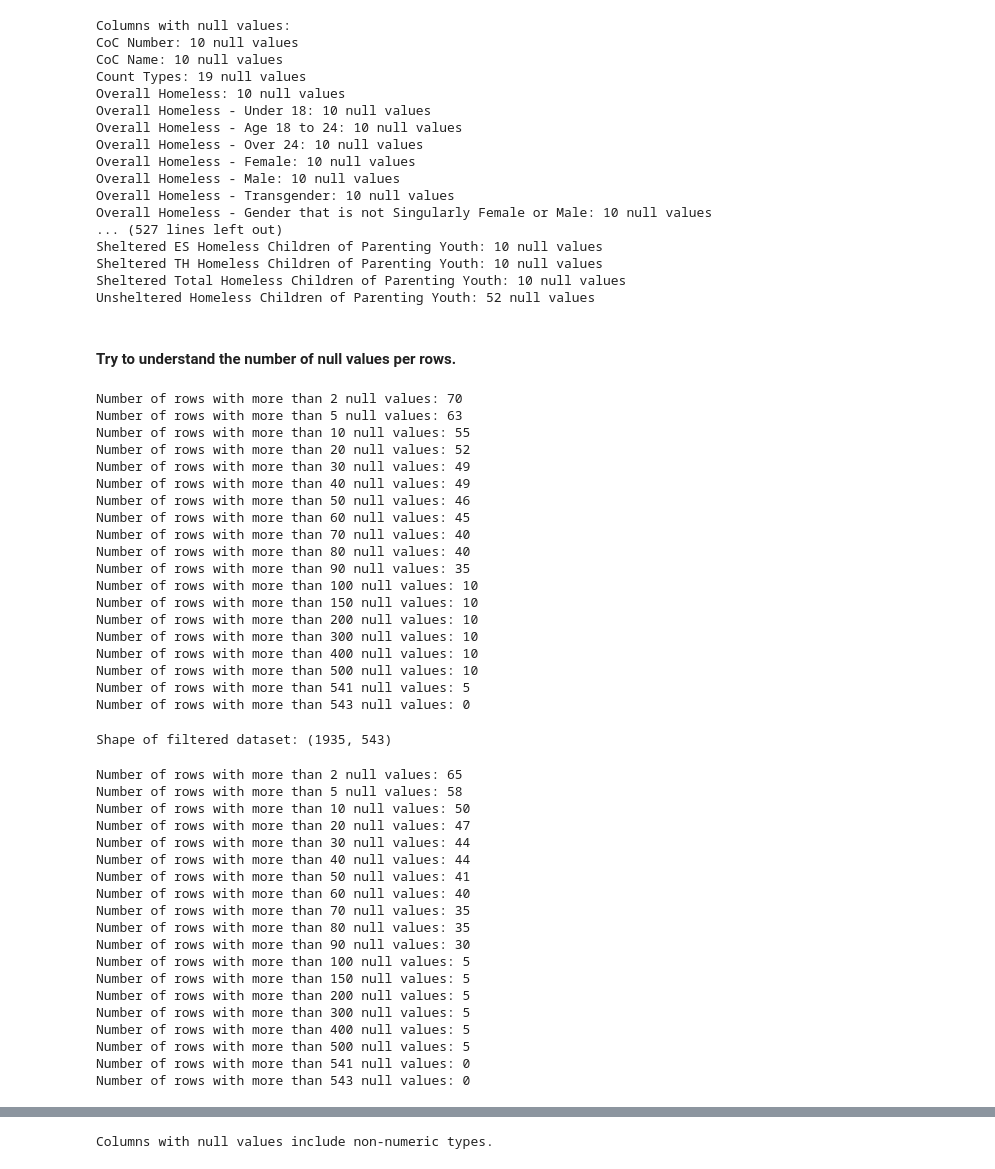
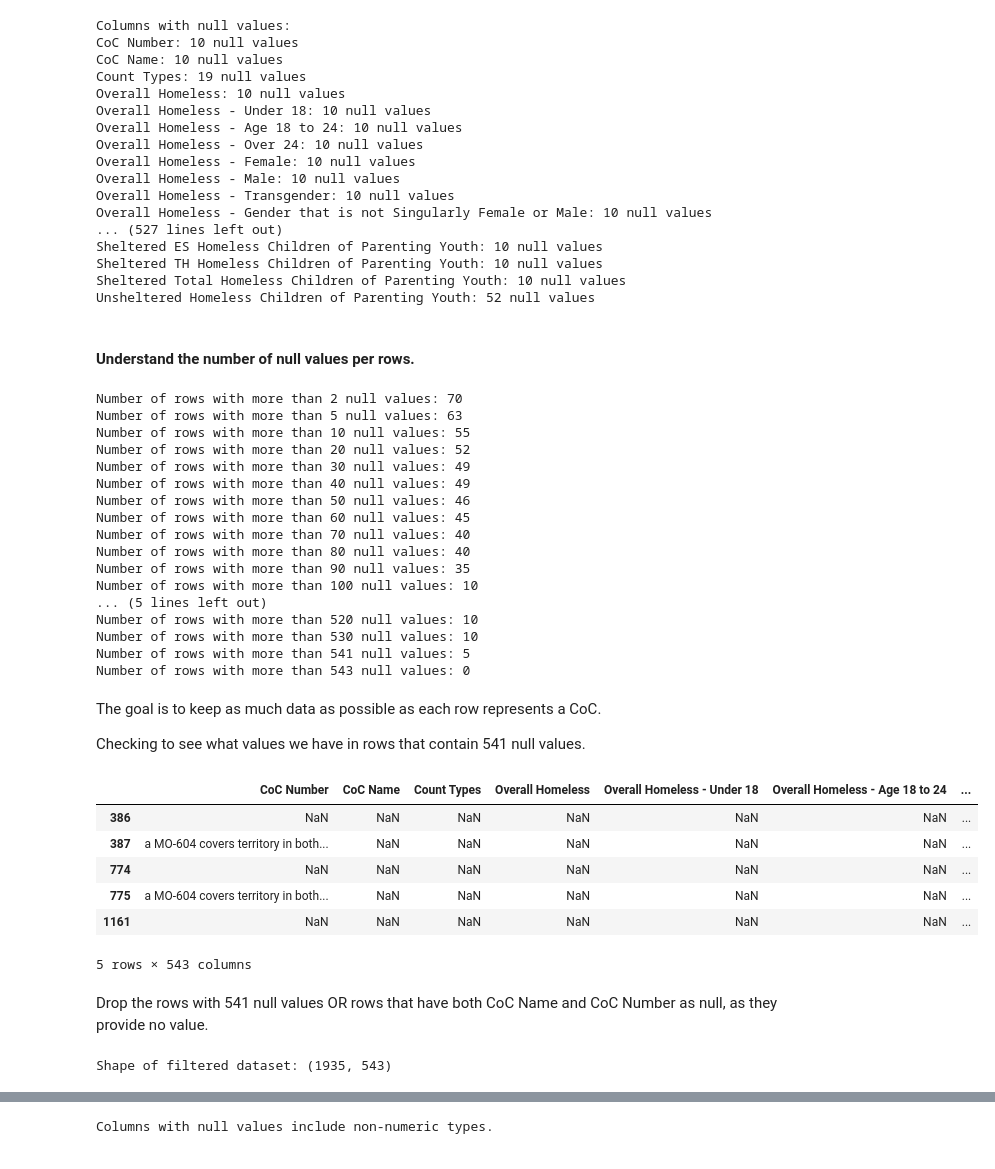
Before and after one commit to SinghNavnoor/homelessness_PIT_count_analysis, a Jupyter notebook: homeless_analysis.ipynb, the cells around one changed output, grey strips where cells are left out. Drawn from its saved outputs; the diff is of its cells as text; code cells hidden in the pictures.

```diff
--- a/homeless_analysis.ipynb
+++ b/homeless_analysis.ipynb
@@ -138,7 +117,7 @@ Sheltered TH Homeless Children of Parenting Youth: 10 null values
 Sheltered Total Homeless Children of Parenting Youth: 10 null values
 Unsheltered Homeless Children of Parenting Youth: 52 null values
 # %% [markdown]
-#### Try to understand the number of null values per rows.
+#### Understand the number of null values per rows.
 # %%
 def count_rows_with_nulls_above_threshold(data, threshold):
     # Count the number of null values in each row
@@ -148,7 +127,7 @@ def count_rows_with_nulls_above_threshold(data, threshold):
     return rows_above_threshold
 
 # Define the thresholds
-thresholds = [2, 5, 10, 20, 30, 40, 50, 60, 70, 80, 90, 100, 150, 200, 300, 400, 500, 541, 543]
+thresholds = [2, 5, 10, 20, 30, 40, 50, 60, 70, 80, 90, 100, 150, 200, 300, 400, 500, 520, 530, 541, 543]
 
 # Iterate through the thresholds and count rows with null values above each threshold
 for threshold in thresholds:
@@ -167,11 +146,32 @@ Number of rows with more than 70 null values: 40
 Number of rows with more than 80 null values: 40
 Number of rows with more than 90 null values: 35
 Number of rows with more than 100 null values: 10
-Number of rows with more than 150 null values: 10
-Number of rows with more than 200 null values: 10
-Number of rows with more than 300 null values: 10
-Number of rows with more than 400 null values: 10
-Number of rows with more than 500 null values: 10
+... (5 lines left out)
+Number of rows with more than 520 null values: 10
+Number of rows with more than 530 null values: 10
 Number of rows with more than 541 null values: 5
 Number of rows with more than 543 null values: 0
+# %% [markdown]
+The goal is to keep as much data as possible as each row represents a CoC.
+
+Checking to see what values we have in rows that contain 541 null values.
+# %%
+# Count the number of null values per row
+null_counts = pc17_21.isnull().sum(axis=1)
+
+# Filter rows where the number of null values is more than 541
+filtered_df = pc17_21[null_counts > 500]
+
+# Display the filtered DataFrame
+filtered_df.head()
+# %% [output]
+|  | CoC Number | CoC Name | Count Types | Overall Homeless | Overall Homeless - Under 18 | Overall Homeless - Age 18 to 24 | ... |
+| 386 | NaN | NaN | NaN | NaN | NaN | NaN | ... |
+| 387 | a MO-604 covers territory in both... | NaN | NaN | NaN | NaN | NaN | ... |
+| 774 | NaN | NaN | NaN | NaN | NaN | NaN | ... |
+| 775 | a MO-604 covers territory in both... | NaN | NaN | NaN | NaN | NaN | ... |
+| 1161 | NaN | NaN | NaN | NaN | NaN | NaN | ... |
+5 rows × 543 columns
+# %% [markdown]
+Drop the rows with 541 null values OR rows that have both CoC Name and CoC Number as null, as they provide no value.
 # %%
@@ -189,32 +193,3 @@ pc17_21 = pc17_21[null_counts <= threshold]
 print("Shape of filtered dataset:", pc17_21.shape)
 # %% [output]
 Shape of filtered dataset: (1935, 543)
-# %%
-# Reaccessing how many null valies at a given threshold of rows.
-
-thresholds = [2, 5, 10, 20, 30, 40, 50, 60, 70, 80, 90, 100, 150, 200, 300, 400, 500, 541, 543]
-
-# Iterate through the thresholds and count rows with null values above each threshold
-for threshold in thresholds:
-    rows_above_threshold = count_rows_with_nulls_above_threshold(pc17_21, threshold)
-    print(f"Number of rows with more than {threshold} null values: {rows_above_threshold}")
-# %% [output]
-Number of rows with more than 2 null values: 65
-Number of rows with more than 5 null values: 58
-Number of rows with more than 10 null values: 50
-Number of rows with more than 20 null values: 47
-Number of rows with more than 30 null values: 44
-Number of rows with more than 40 null values: 44
-Number of rows with more than 50 null values: 41
-Number of rows with more than 60 null values: 40
-Number of rows with more than 70 null values: 35
-Number of rows with more than 80 null values: 35
-Number of rows with more than 90 null values: 30
-Number of rows with more than 100 null values: 5
-Number of rows with more than 150 null values: 5
-Number of rows with more than 200 null values: 5
-Number of rows with more than 300 null values: 5
-Number of rows with more than 400 null values: 5
-Number of rows with more than 500 null values: 5
-Number of rows with more than 541 null values: 0
-Number of rows with more than 543 null values: 0
```
Also changed, not shown: parts of 27 cells of this notebook.
